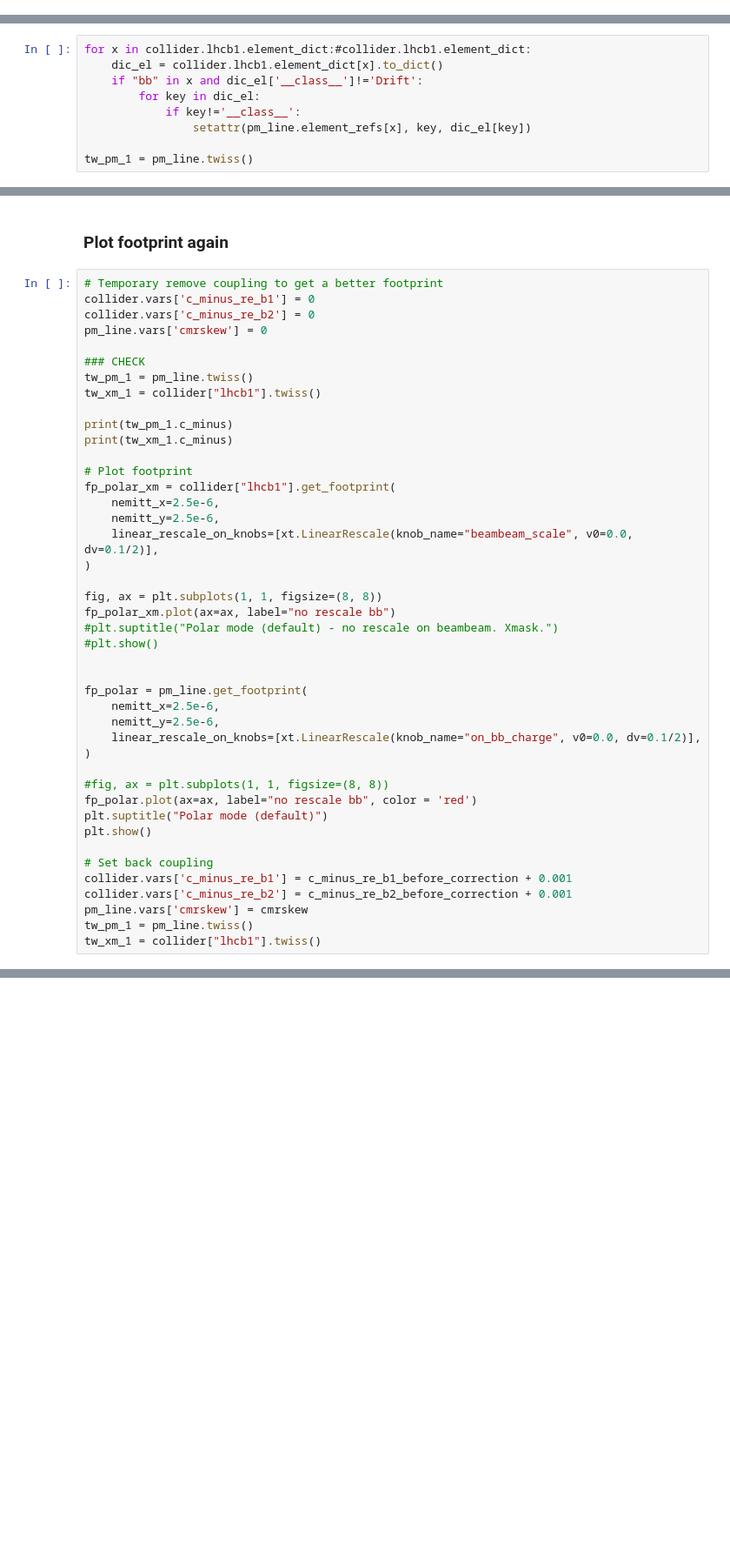
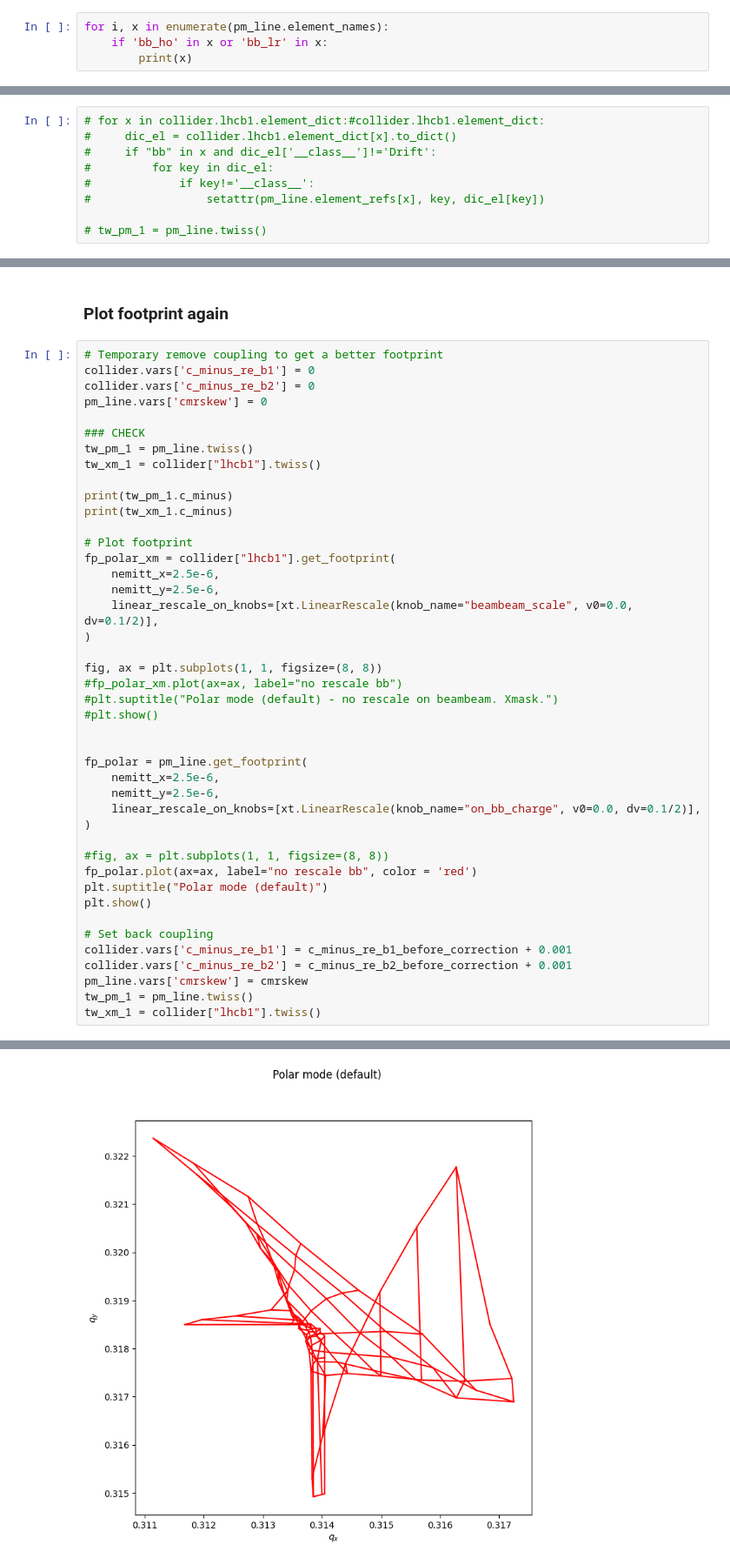
Before and after one commit to ColasDroin/comparaison_pymask_xmask, a Jupyter notebook: comparison.ipynb, the cells around one changed output, grey strips where cells are left out. Shown at 87% size. Saved outputs shown, nothing was run; the diff lists cells and outputs as text; blank space fills up the shorter version.

```diff
--- a/comparison.ipynb
+++ b/comparison.ipynb
@@ -30,0 +43,4 @@ pm_line.build_tracker()
+# %%
+for i, x in enumerate(pm_line.element_names):
+    if 'bb_ho' in x or 'bb_lr' in x:
+        print(x)
@@ -154,14 +291,14 @@ for ip in [1,2,5,8]:
 # %% [markdown]
 ### Replace the pymaks bb values with the xmask ones
 # %%
-for x in collider.lhcb1.element_dict:#collider.lhcb1.element_dict:
-    dic_el = collider.lhcb1.element_dict[x].to_dict()
-    if "bb" in x and dic_el['__class__']!='Drift':
-        for key in dic_el:
-            if key!='__class__':
-                setattr(pm_line.element_refs[x], key, dic_el[key])
+# for x in collider.lhcb1.element_dict:#collider.lhcb1.element_dict:
+#     dic_el = collider.lhcb1.element_dict[x].to_dict()
+#     if "bb" in x and dic_el['__class__']!='Drift':
+#         for key in dic_el:
+#             if key!='__class__':
+#                 setattr(pm_line.element_refs[x], key, dic_el[key])
 
-tw_pm_1 = pm_line.twiss()
+# tw_pm_1 = pm_line.twiss()
 # %%
 tw_xm_1 = collider["lhcb1"].twiss()
 tw_pm_1 = pm_line.twiss()
@@ -259,7 +435,7 @@ fp_polar_xm = collider["lhcb1"].get_footprint(
 )
 
 fig, ax = plt.subplots(1, 1, figsize=(8, 8))
-fp_polar_xm.plot(ax=ax, label="no rescale bb")
+#fp_polar_xm.plot(ax=ax, label="no rescale bb")
 #plt.suptitle("Polar mode (default) - no rescale on beambeam. Xmask.")
 #plt.show()
 
@@ -281,3 +457,4 @@ collider.vars['c_minus_re_b2'] = c_minus_re_b2_before_correction + 0.001
 pm_line.vars['cmrskew'] = cmrskew
 tw_pm_1 = pm_line.twiss()
 tw_xm_1 = collider["lhcb1"].twiss()
+# %% [output]
@@ -284,3 +479,4 @@ tw_xm_1 = collider["lhcb1"].twiss()
+[figure, added]
 # %%
 ### Same as before without touching coupling knobs
 ### CHECK
```
Also changed, not shown: parts of 14 cells of this notebook, 4 other files.
